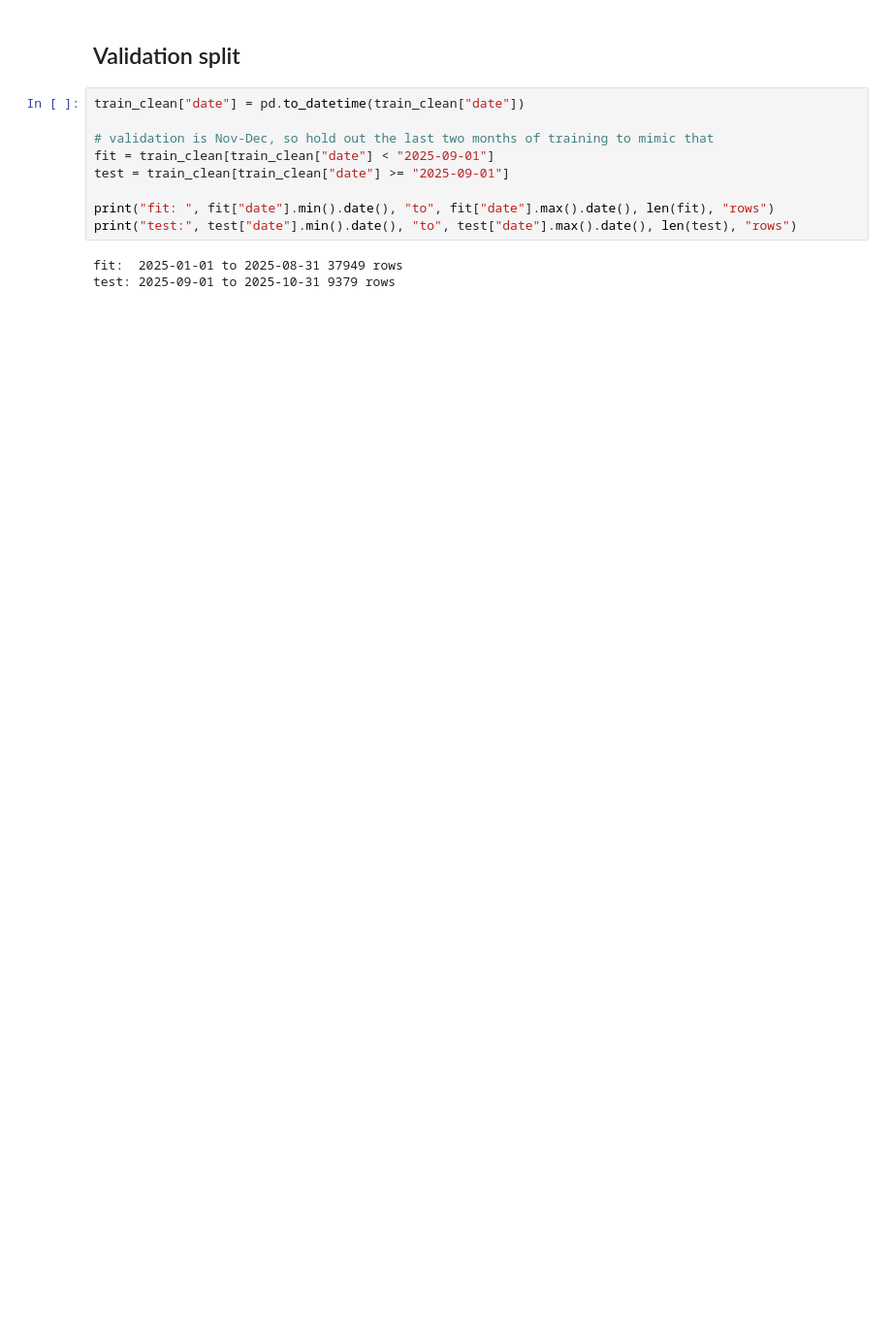
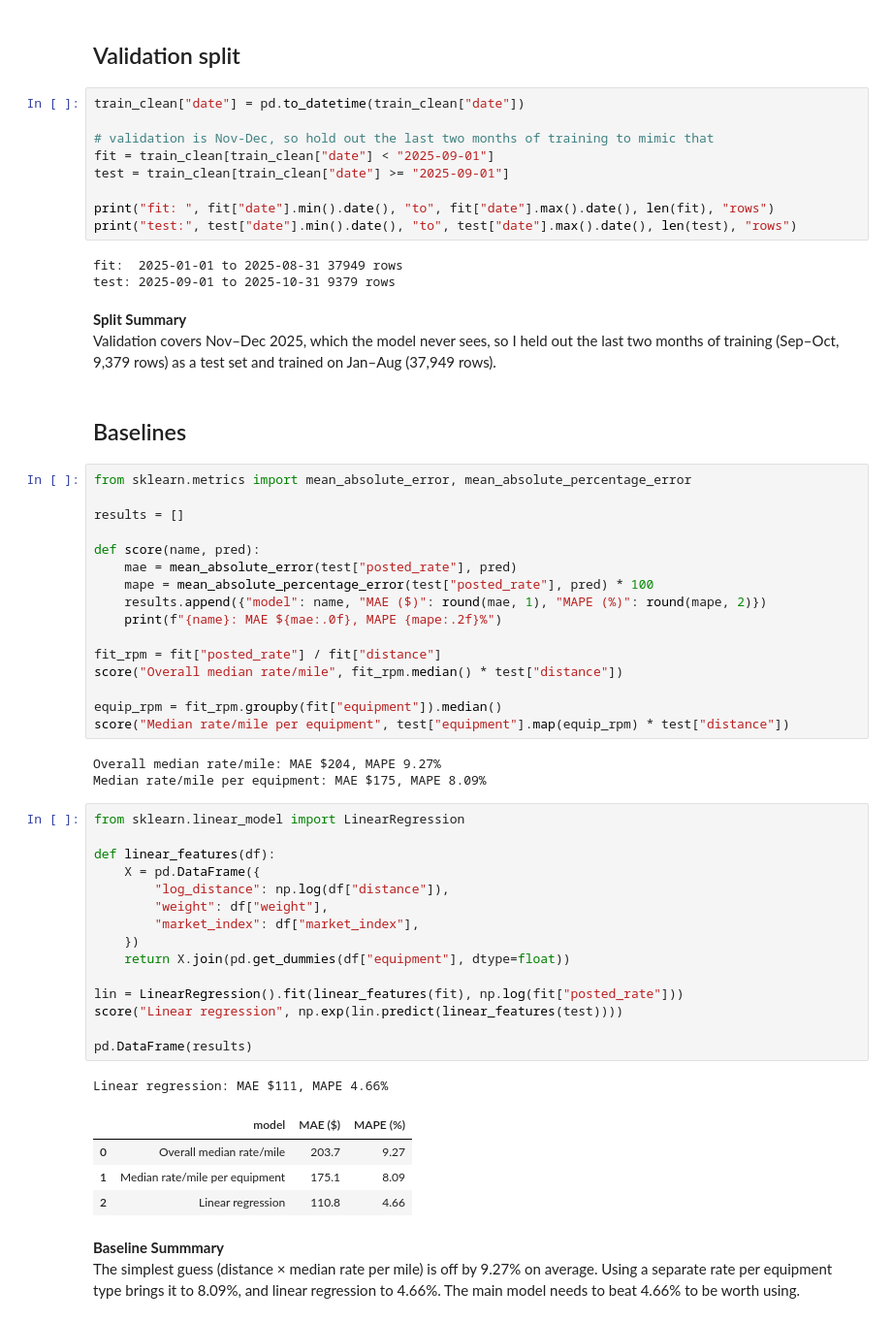
Before and after one commit to Ali-Muhammad24/freight-rate-prediction, a Jupyter notebook: notebooks/exploration.ipynb, the cells around one changed output. Shown at 97% size. Drawn from its saved outputs; the diff is of its cells as text; blank space fills up the shorter version.

Commit message:
Add baseline models

```diff
--- a/notebooks/exploration.ipynb
+++ b/notebooks/exploration.ipynb
@@ -245,3 +245,51 @@ print("test:", test["date"].min().date(), "to", test["date"].max().date(), len(t
 # %% [output]
 fit:  2025-01-01 to 2025-08-31 37949 rows
 test: 2025-09-01 to 2025-10-31 9379 rows
+# %% [markdown]
+**Split Summary** <br>
+Validation covers Nov–Dec 2025, which the model never sees, so I held out the last two months of training (Sep–Oct, 9,379 rows) as a test set and trained on Jan–Aug (37,949 rows).
+# %% [markdown]
+## Baselines
+# %%
+from sklearn.metrics import mean_absolute_error, mean_absolute_percentage_error
+
+results = []
+
+def score(name, pred):
+    mae = mean_absolute_error(test["posted_rate"], pred)
+    mape = mean_absolute_percentage_error(test["posted_rate"], pred) * 100
+    results.append({"model": name, "MAE ($)": round(mae, 1), "MAPE (%)": round(mape, 2)})
+    print(f"{name}: MAE ${mae:.0f}, MAPE {mape:.2f}%")
+
+fit_rpm = fit["posted_rate"] / fit["distance"]
+score("Overall median rate/mile", fit_rpm.median() * test["distance"])
+
+equip_rpm = fit_rpm.groupby(fit["equipment"]).median()
+score("Median rate/mile per equipment", test["equipment"].map(equip_rpm) * test["distance"])
+# %% [output]
+Overall median rate/mile: MAE $204, MAPE 9.27%
+Median rate/mile per equipment: MAE $175, MAPE 8.09%
+# %%
+from sklearn.linear_model import LinearRegression
+
+def linear_features(df):
+    X = pd.DataFrame({
+        "log_distance": np.log(df["distance"]),
+        "weight": df["weight"],
+        "market_index": df["market_index"],
+    })
+    return X.join(pd.get_dummies(df["equipment"], dtype=float))
+
+lin = LinearRegression().fit(linear_features(fit), np.log(fit["posted_rate"]))
+score("Linear regression", np.exp(lin.predict(linear_features(test))))
+
+pd.DataFrame(results)
+# %% [output]
+Linear regression: MAE $111, MAPE 4.66%
+|  | model | MAE ($) | MAPE (%) |
+| 0 | Overall median rate/mile | 203.7 | 9.27 |
+| 1 | Median rate/mile per equipment | 175.1 | 8.09 |
+| 2 | Linear regression | 110.8 | 4.66 |
+# %% [markdown]
+**Baseline Summmary** <br>
+The simplest guess (distance × median rate per mile) is off by 9.27% on average. Using a separate rate per equipment type brings it to 8.09%, and linear regression to 4.66%. The main model needs to beat 4.66% to be worth using.
```
Also changed, not shown: parts of 2 cells of this notebook.
